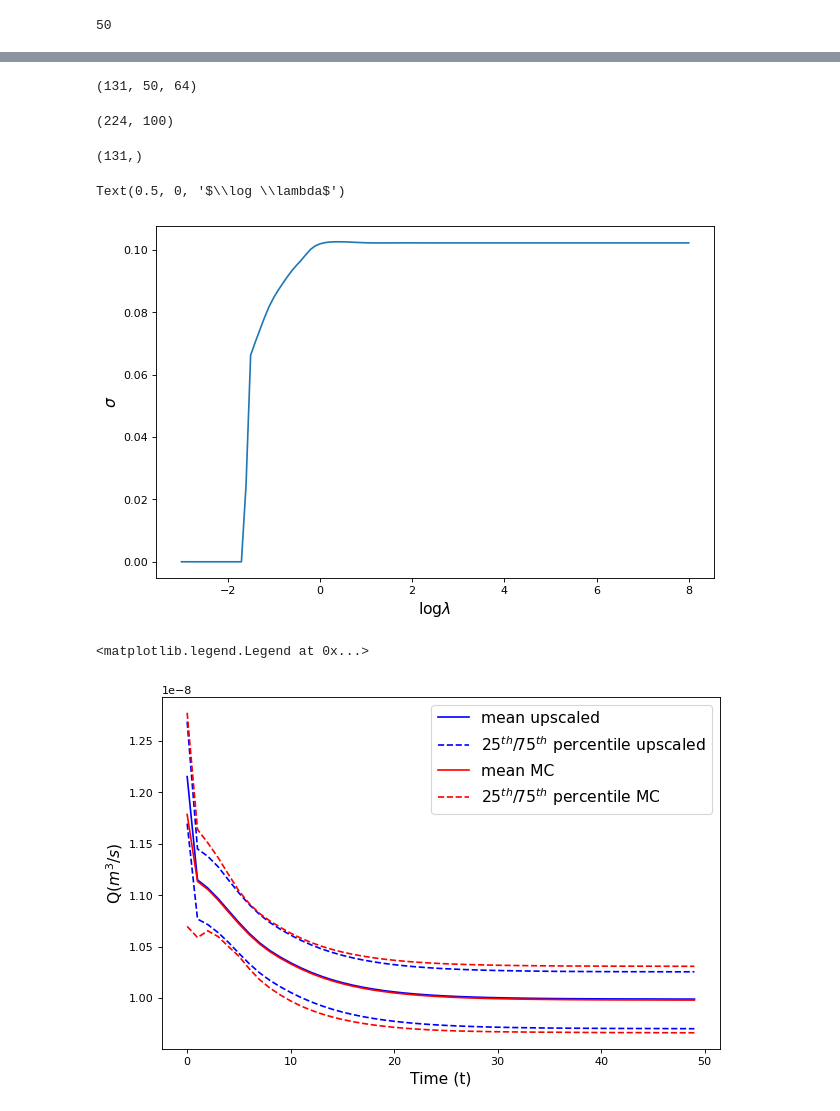
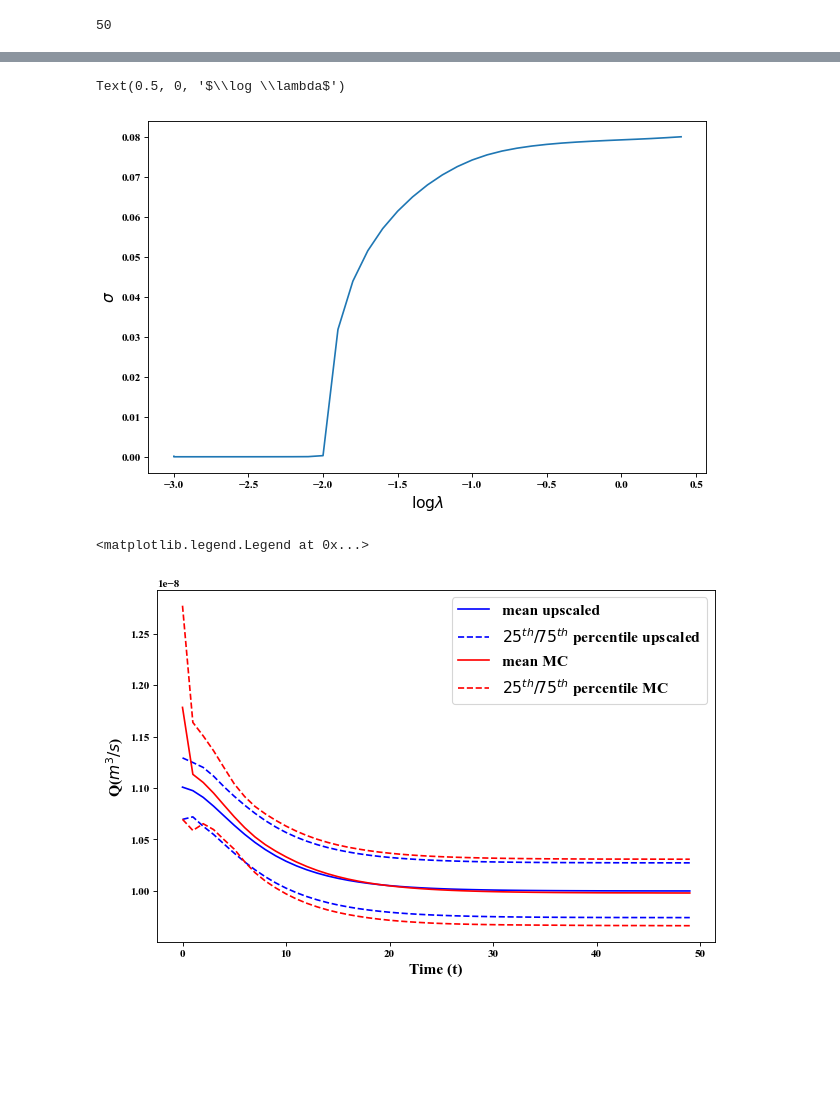
Before and after one commit to dbelivanis/Information-Theory-2, a Jupyter notebook: Multi_k/plot_results.ipynb, the cells around one changed output, grey strips where cells are left out. Cells and saved outputs as stored; diff of their text form; code cells hidden in the pictures; blank space fills up the shorter version.

```diff
--- a/Multi_k/plot_results.ipynb
+++ b/Multi_k/plot_results.ipynb
@@ -6,10 +6,12 @@ from scipy import special
 import matplotlib.pyplot as plt
 import statsmodels.stats.weightstats as sm
 from matplotlib import cm
+
+plt.rcParams["font.family"] = "Times New Roman"
 # %%
 # N_steps = 10
 N_steps_orig = 1600
-N_k = 64
+N_k = 256
 T_h = 54 * 1600
 N_x = 10
 N_y = 10
@@ -152,32 +117,20 @@ plt.plot(k[80,1::2])
 # %%
 q_plot = q_x[epoch_1,:,:]
 index_plot = np.argsort(q_plot)
-# %%
-q_x.shape
-# %% [output]
-(131, 50, 64)
-# %%
-k.shape
-# %% [output]
-(224, 100)
-# %%
-lam.shape
-# %% [output]
-(131,)
 # %%
 my_dpi = 80
 fig, axs = plt.subplots(1, 1, figsize=(600/my_dpi, 400/my_dpi), dpi=my_dpi)
 fig.subplots_adjust(left=0.02, bottom=0.06, right=0.95, top=0.94, wspace=0.15)
 ax1 = plt.subplot(111)
 
-plt.plot(lam[1::2],abs(k[1::2,51]))
+plt.plot(lam[1:72:2],abs(k[1:72:2,1]))
 
 
 plt.ylabel(r'$\sigma$', fontsize= 14)
 plt.xlabel(r'$\log \lambda$', fontsize= 14)
 # %% [output]
 Text(0.5, 0, '$\\log \\lambda$')
-[figure, old version]
+[figure, new version]
 # %%
 my_dpi = 80
 fig, axs = plt.subplots(1, 1, figsize=(600/my_dpi, 400/my_dpi), dpi=my_dpi)
@@ -204,4 +157,4 @@ plt.xlabel(r'Time (t)', fontsize= 14)
 plt.legend(loc=1, fontsize= 14)
 # %% [output]
 <matplotlib.legend.Legend at 0x...>
-[figure, old version]
+[figure, new version]
```
Also changed, not shown: parts of 13 cells of this notebook, 3 other files.
